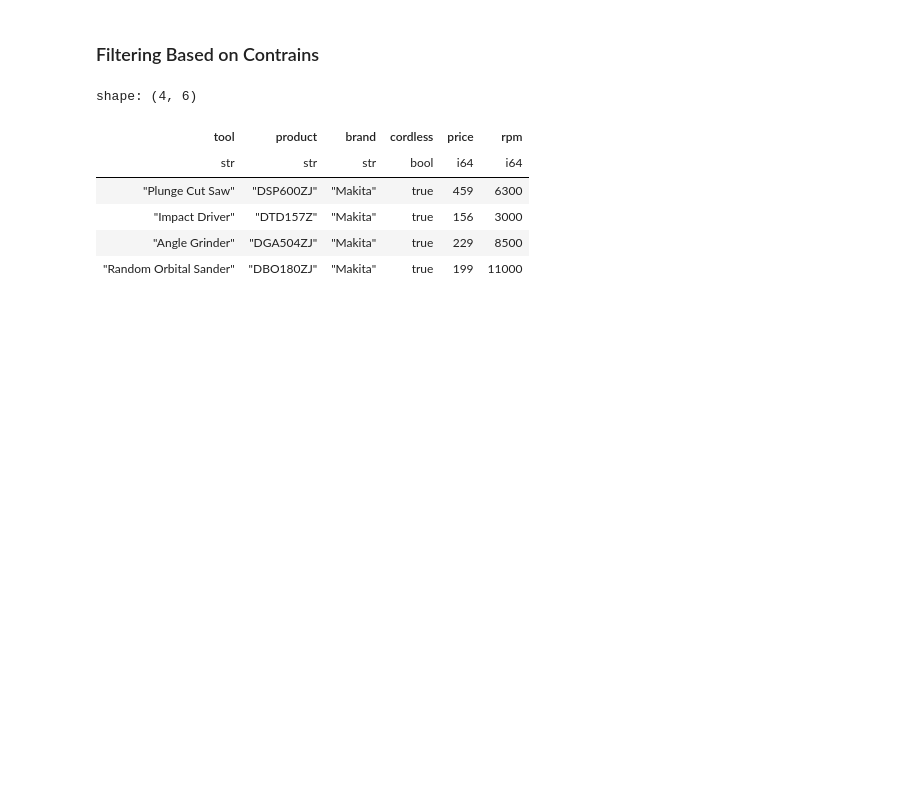
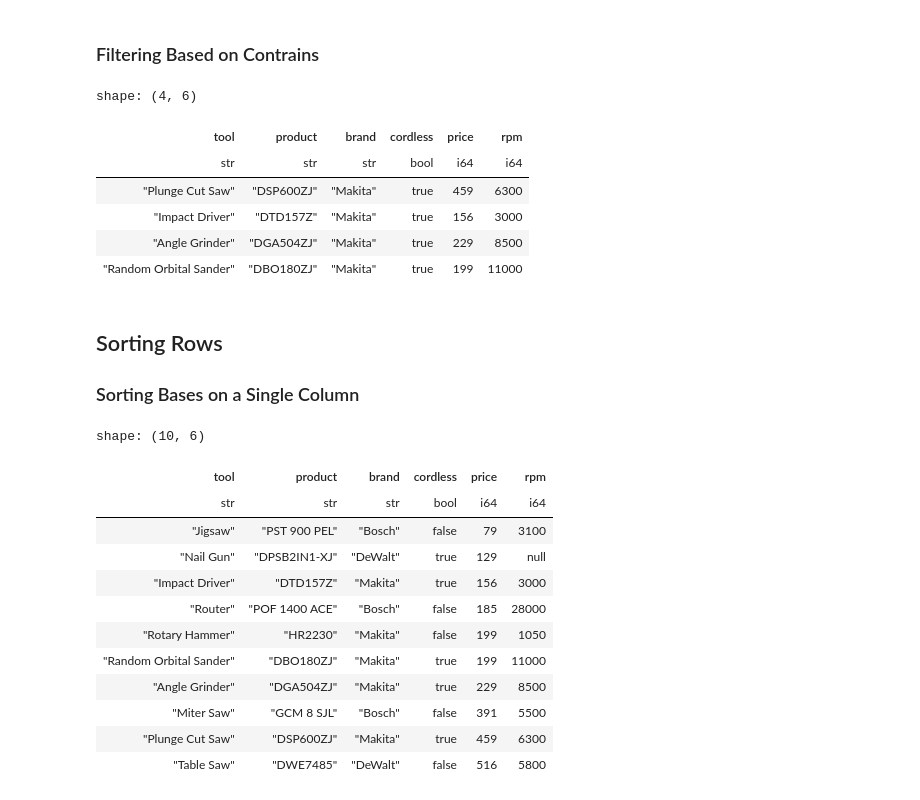
Before and after one commit to Sechi42/Polars, a Jupyter notebook: Chapter_11/Notebook_11.ipynb, the cells around one changed output. Drawn from its saved outputs; the diff is of its cells as text; code cells hidden in the pictures; blank space fills up the shorter version.

```diff
--- a/Chapter_11/Notebook_11.ipynb
+++ b/Chapter_11/Notebook_11.ipynb
@@ -79,3 +79,23 @@ shape: (4, 6)
 | "Impact Driver" | "DTD157Z" | "Makita" | true | 156 | 3000 |
 | "Angle Grinder" | "DGA504ZJ" | "Makita" | true | 229 | 8500 |
 | "Random Orbital Sander" | "DBO180ZJ" | "Makita" | true | 199 | 11000 |
+# %% [markdown]
+## Sorting Rows
+
+### Sorting Bases on a Single Column
+# %%
+tools.sort("price")
+# %% [output]
+shape: (10, 6)
+| tool | product | brand | cordless | price | rpm |
+| str | str | str | bool | i64 | i64 |
+| "Jigsaw" | "PST 900 PEL" | "Bosch" | false | 79 | 3100 |
+| "Nail Gun" | "DPSB2IN1-XJ" | "DeWalt" | true | 129 | null |
+| "Impact Driver" | "DTD157Z" | "Makita" | true | 156 | 3000 |
+| "Router" | "POF 1400 ACE" | "Bosch" | false | 185 | 28000 |
+| "Rotary Hammer" | "HR2230" | "Makita" | false | 199 | 1050 |
+| "Random Orbital Sander" | "DBO180ZJ" | "Makita" | true | 199 | 11000 |
+| "Angle Grinder" | "DGA504ZJ" | "Makita" | true | 229 | 8500 |
+| "Miter Saw" | "GCM 8 SJL" | "Bosch" | false | 391 | 5500 |
+| "Plunge Cut Saw" | "DSP600ZJ" | "Makita" | true | 459 | 6300 |
+| "Table Saw" | "DWE7485" | "DeWalt" | false | 516 | 5800 |
```
Also changed, not shown: parts of 28 cells of this notebook.
